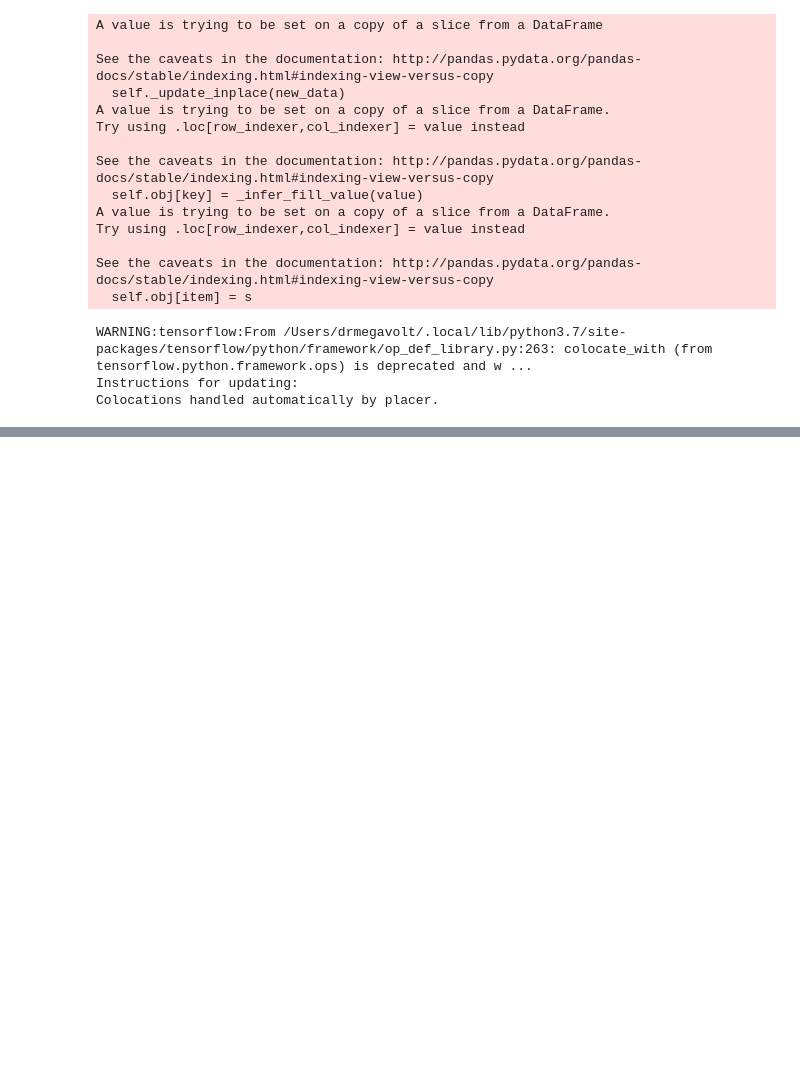
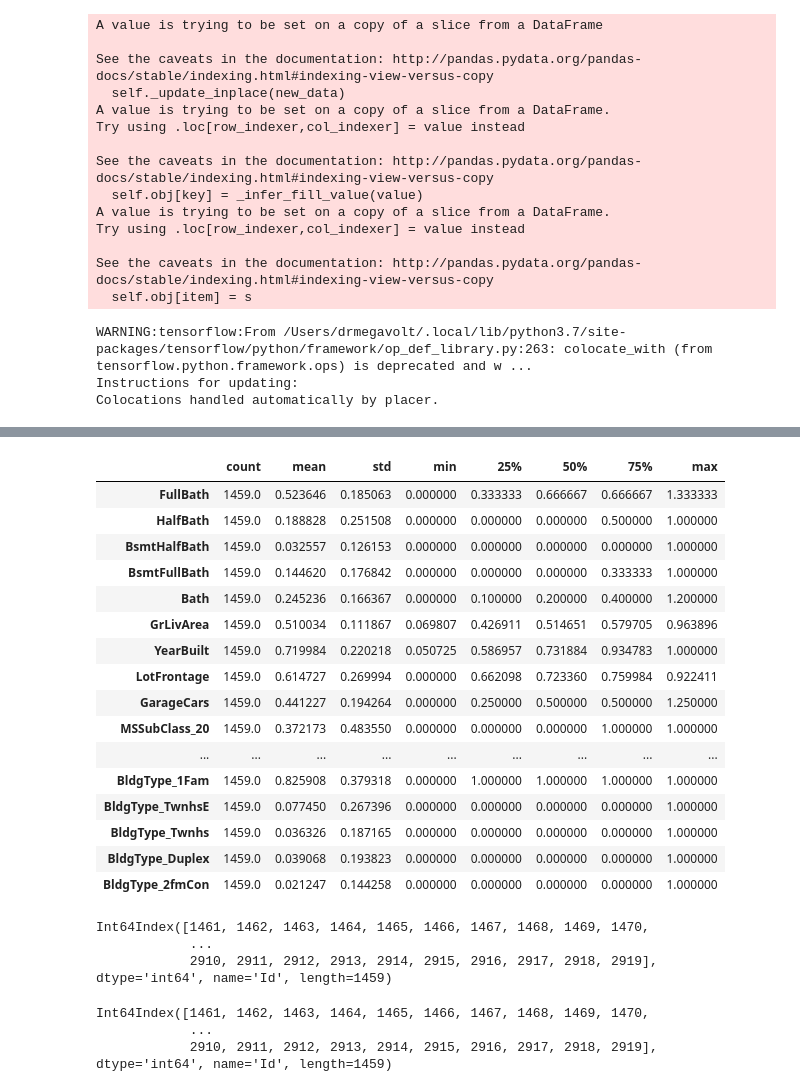
Before and after one commit to DrMegavolt/kaggle_house_iowa, a Jupyter notebook: TF_model.ipynb, the cells around one changed output, grey strips where cells are left out. Cells and saved outputs as stored; diff of their text form; code cells hidden in the pictures; blank space fills up the shorter version.

```diff
--- a/TF_model.ipynb
+++ b/TF_model.ipynb
@@ -10,9 +10,10 @@ from sklearn import preprocessing
 from sklearn.preprocessing import FunctionTransformer
 from keras.layers import Dense, Dropout
 from keras.models import Sequential
-pd.set_option('display.max_rows', 50)
+pd.set_option('display.max_rows', 500)
 pd.set_option('display.max_columns', 500)
 pd.set_option('display.width', 1000)
+pd.set_option('display.width', 2000)
 from keras.optimizers import SGD
 from sklearn.impute import SimpleImputer
 from sklearn.pipeline import make_pipeline, Pipeline, FeatureUnion
@@ -172,0 +207,32 @@ df=train
+# %%
+pd.DataFrame(X_test, columns=testData.columns).describe().T
+# %% [output]
+|  | count | mean | std | min | 25% | 50% | 75% | max |
+| FullBath | 1459.0 | 0.523646 | 0.185063 | 0.000000 | 0.333333 | 0.666667 | 0.666667 | 1.333333 |
+| HalfBath | 1459.0 | 0.188828 | 0.251508 | 0.000000 | 0.000000 | 0.000000 | 0.500000 | 1.000000 |
+| BsmtHalfBath | 1459.0 | 0.032557 | 0.126153 | 0.000000 | 0.000000 | 0.000000 | 0.000000 | 1.000000 |
+| BsmtFullBath | 1459.0 | 0.144620 | 0.176842 | 0.000000 | 0.000000 | 0.000000 | 0.333333 | 1.000000 |
+| Bath | 1459.0 | 0.245236 | 0.166367 | 0.000000 | 0.100000 | 0.200000 | 0.400000 | 1.200000 |
+| GrLivArea | 1459.0 | 0.510034 | 0.111867 | 0.069807 | 0.426911 | 0.514651 | 0.579705 | 0.963896 |
+| YearBuilt | 1459.0 | 0.719984 | 0.220218 | 0.050725 | 0.586957 | 0.731884 | 0.934783 | 1.000000 |
+| LotFrontage | 1459.0 | 0.614727 | 0.269994 | 0.000000 | 0.662098 | 0.723360 | 0.759984 | 0.922411 |
+| GarageCars | 1459.0 | 0.441227 | 0.194264 | 0.000000 | 0.250000 | 0.500000 | 0.500000 | 1.250000 |
+| MSSubClass_20 | 1459.0 | 0.372173 | 0.483550 | 0.000000 | 0.000000 | 0.000000 | 1.000000 | 1.000000 |
+| ... | ... | ... | ... | ... | ... | ... | ... | ... |
+| BldgType_1Fam | 1459.0 | 0.825908 | 0.379318 | 0.000000 | 1.000000 | 1.000000 | 1.000000 | 1.000000 |
+| BldgType_TwnhsE | 1459.0 | 0.077450 | 0.267396 | 0.000000 | 0.000000 | 0.000000 | 0.000000 | 1.000000 |
+| BldgType_Twnhs | 1459.0 | 0.036326 | 0.187165 | 0.000000 | 0.000000 | 0.000000 | 0.000000 | 1.000000 |
+| BldgType_Duplex | 1459.0 | 0.039068 | 0.193823 | 0.000000 | 0.000000 | 0.000000 | 0.000000 | 1.000000 |
+| BldgType_2fmCon | 1459.0 | 0.021247 | 0.144258 | 0.000000 | 0.000000 | 0.000000 | 0.000000 | 1.000000 |
+# %%
+test_ids
+# %% [output]
+Int64Index([1461, 1462, 1463, 1464, 1465, 1466, 1467, 1468, 1469, 1470,
+            ...
+            2910, 2911, 2912, 2913, 2914, 2915, 2916, 2917, 2918, 2919], dtype='int64', name='Id', length=1459)
+# %%
+testData.index
+# %% [output]
+Int64Index([1461, 1462, 1463, 1464, 1465, 1466, 1467, 1468, 1469, 1470,
+            ...
+            2910, 2911, 2912, 2913, 2914, 2915, 2916, 2917, 2918, 2919], dtype='int64', name='Id', length=1459)
```
Also changed, not shown: parts of 7 cells of this notebook, 3 other files.
